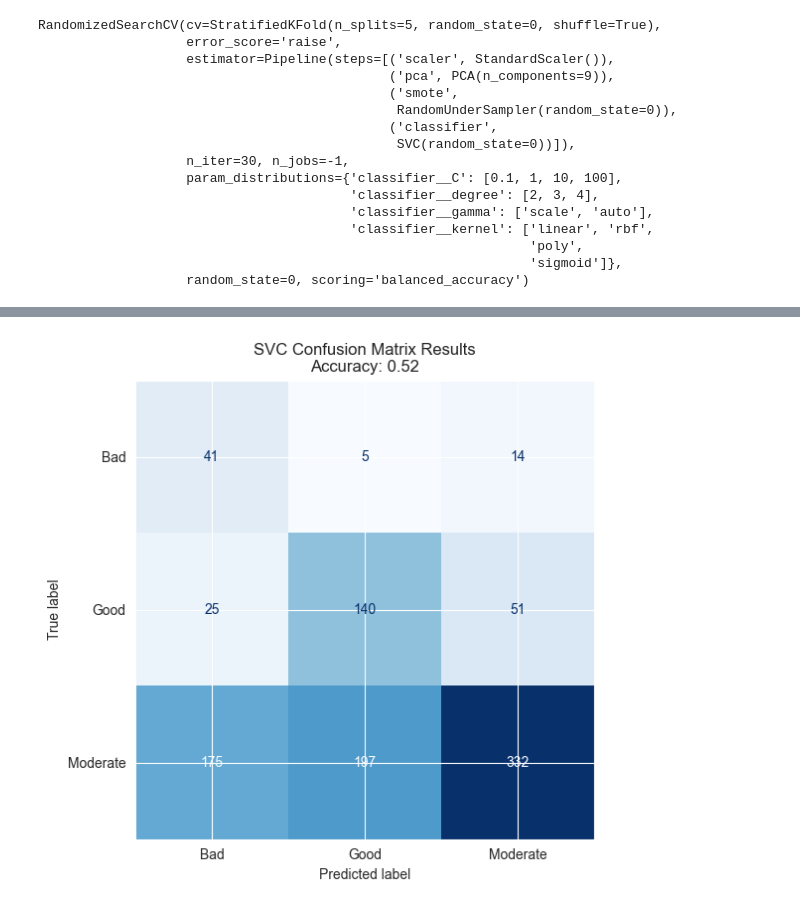
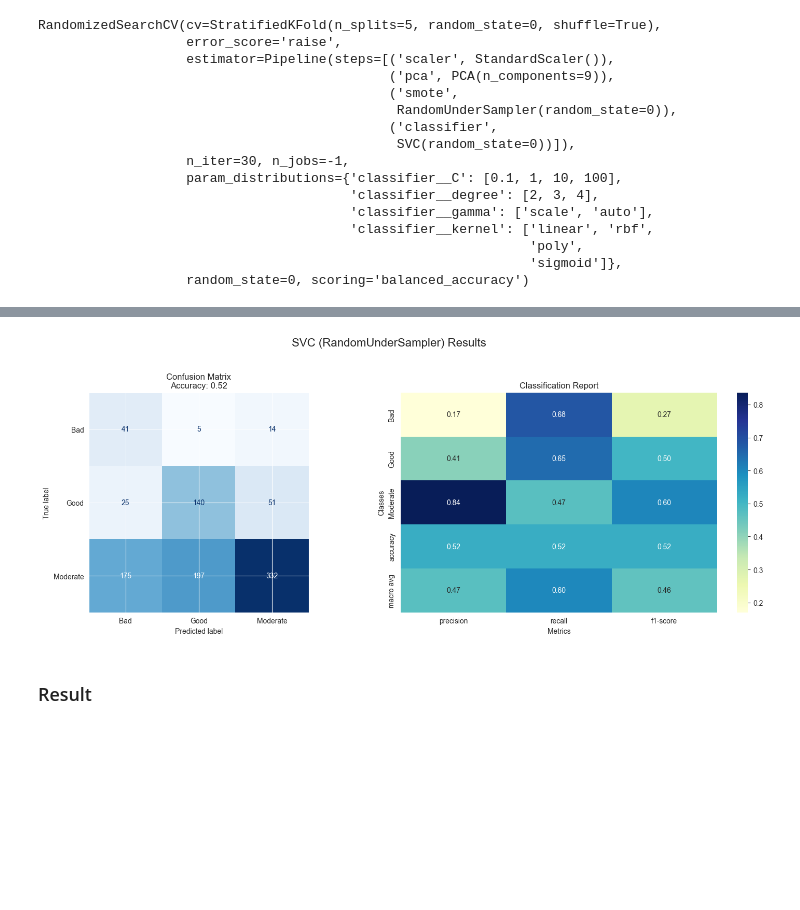
Before and after one commit to gps-stellar/Supervised-Classification-Regression, a Jupyter notebook: Winer-Recognition-Classification/Wine_Recognition_Classification.ipynb, the cells around one changed output, grey strips where cells are left out. Saved outputs shown, nothing was run; the diff lists cells and outputs as text; code cells hidden in the pictures; blank space fills up the shorter version.

```diff
--- a/Winer-Recognition-Classification/Wine_Recognition_Classification.ipynb
+++ b/Winer-Recognition-Classification/Wine_Recognition_Classification.ipynb
@@ -549,4 +554,6 @@ plot_classification_report(y_test, y_pred_svc, "SVC Results")
-# %%
-plot_confusion_matrix(y_test, y_pred_svc, "SVC Confusion Matrix Results")
-# %% [output]
-[figure, removed]
+# %%
+plot_model_results(y_test, y_pred_svc, title="SVC (RandomUnderSampler) Results", normalize=False)
+# %% [output]
+[figure, added]
+# %% [markdown]
+### Result
```
Also changed, not shown: parts of 12 cells of this notebook.
